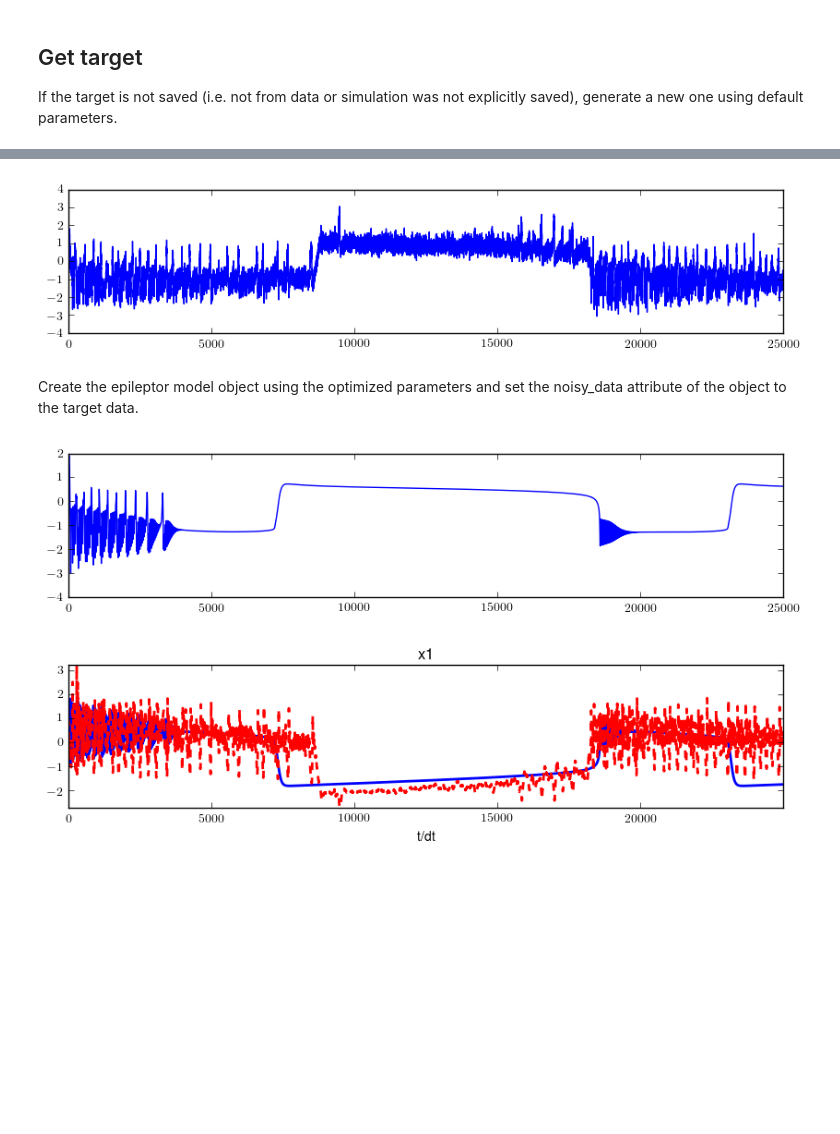
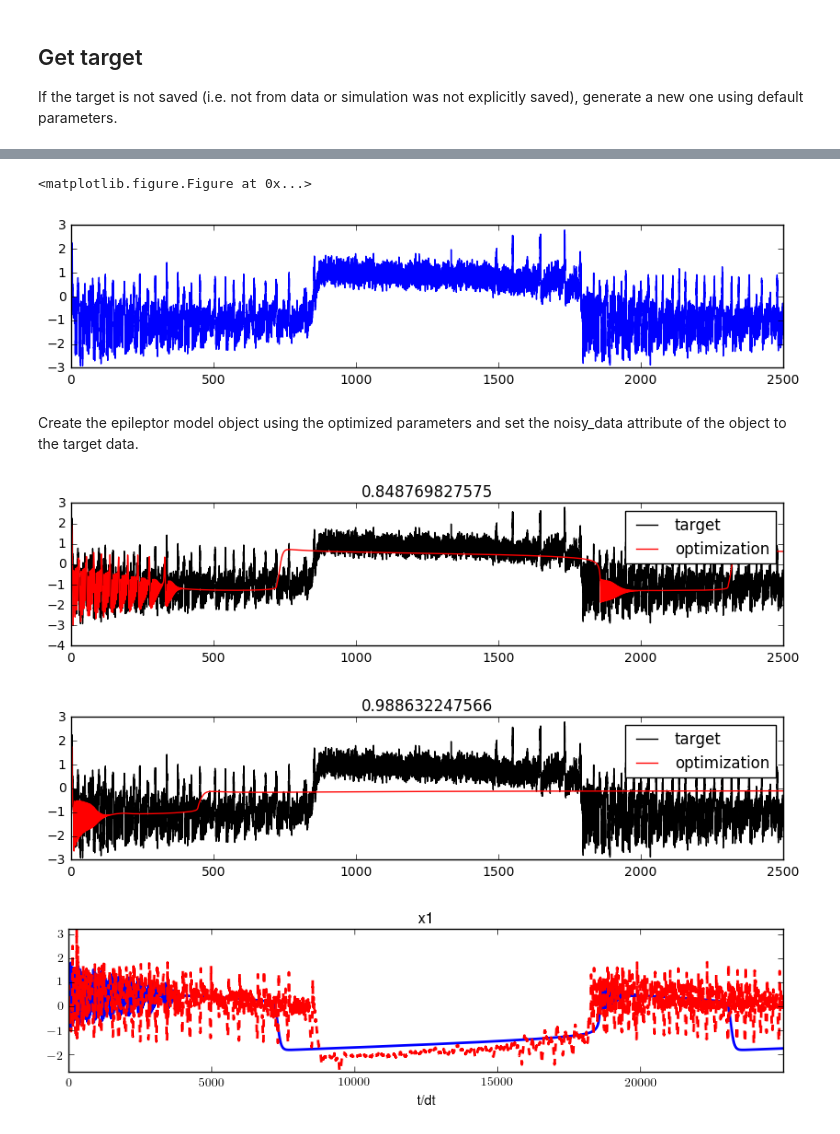
Before and after one commit to eschlaf2/kramer_rotation, a Jupyter notebook: epileptor_bluepy/Applying_Kalman.ipynb, the cells around one changed output, grey strips where cells are left out. Cells and saved outputs as stored; diff of their text form; code cells hidden in the pictures; blank space fills up the shorter version.

```diff
--- a/epileptor_bluepy/Applying_Kalman.ipynb
+++ b/epileptor_bluepy/Applying_Kalman.ipynb
@@ -20,10 +20,13 @@ def load_obj(name):
         return pickle.load(f)
 
 
-def plot_sim_trace(sim, *argv):
-    plt.figure(figsize=(10,2))
-    plt.plot(sim.noisy_data[0], *argv)
-    plt.show()
+def plot_sim_trace(sim, x=None, *argv):
+    fig = plt.figure(figsize=(10,2))
+    if x is None:
+        plt.plot(sim.noisy_data[0], *argv)
+    else:
+        plt.plot(x, sim.noisy_data[0], *argv)
+    return fig
 # %%
 def reload_packages():
     global epileptor_util, epileptor_evaluator, ukf
@@ -61,18 +63,29 @@ reload_packages()
 # %%
 target = epileptor_util.epileptor_model()
 target.generate_simulation(plot=False)
-plot_sim_trace(target)
+plt.figure(figsize=(10,2))
+time = np.arange(0,target.total_time,target.dt_sample)
+plot_sim_trace(target, x=time)
 # %% [output]
+<matplotlib.figure.Figure at 0x...>
-[figure, old version]
+[figure, new version]
 # %% [markdown]
 Create the epileptor model object using the optimized parameters and set the noisy_data attribute of the object to the target data.
-# %%
-sim = epileptor_util.epileptor_model(params=params0)
-sim.generate_simulation(plot=False)
-plot_sim_trace(sim)
-sim.noisy_data = target.noisy_data
-# %% [output]
-[figure, removed]
+# %%
+sim = {}
+for n in range(2):
+    sim[n] = epileptor_util.epileptor_model(params=params[n])
+    sim[n].generate_simulation(plot=False)
+    fitness = hall_of_fame[n].fitness.values[0]
+    plt.figure(figsize=(10,2))
+    plt.plot(time, target.noisy_data[0], 'k', label='target')
+    plt.plot(time, sim[n].noisy_data[0], 'r', label='optimization')
+    plt.title(str(fitness))
+    plt.legend()
+    plt.show()
+# %% [output]
+[figure, added]
+[figure, added]
 # %%
 # reload_packages()
 kf = ukf.unscented_kalman_filter(sim)
```
Also changed, not shown: parts of 5 cells of this notebook, 4 other files.
